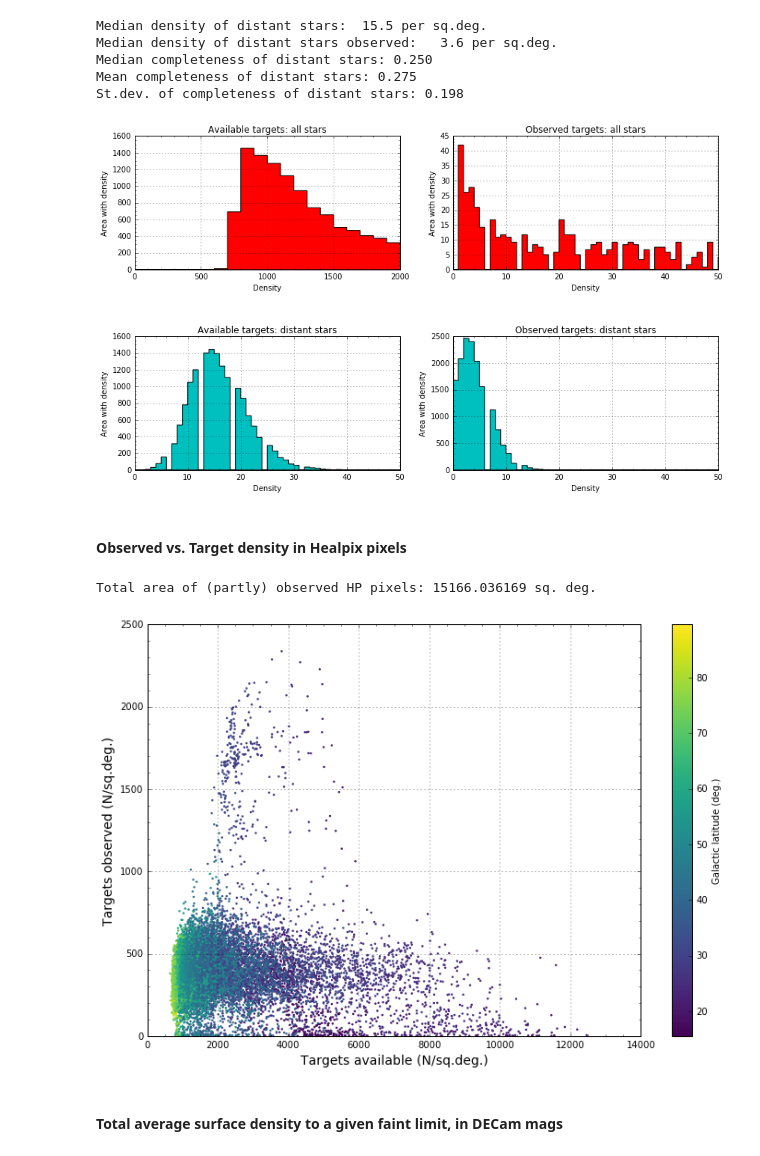
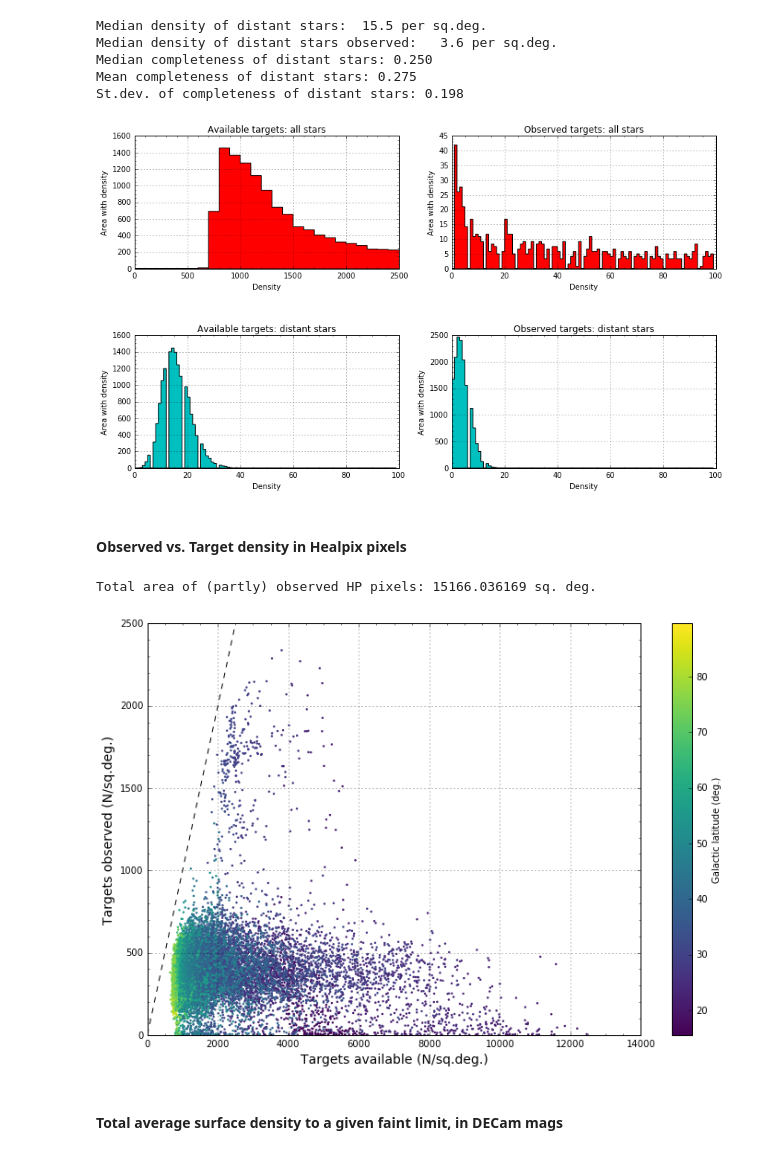
Before and after one commit to apcooper/bright_analysis_doc, a Jupyter notebook: nb/12apr2017_full.ipynb, the cells around one changed output. Cells and saved outputs as stored; diff of their text form; code cells hidden in the pictures.

```diff
--- a/nb/12apr2017_full.ipynb
+++ b/nb/12apr2017_full.ipynb
@@ -513,7 +513,7 @@ pl.hist(ipix_count_total[s]/pixarea,bins=bins_all,
         weights=np.ones_like(ipix_count_total[s])*pixarea,
         histtype='stepfilled',color='r');
 pl.xlabel('Density')
-pl.xlim(0,2000)
+pl.xlim(0,2500)
 pl.ylabel('Area with density')
 pl.title('Available targets: all stars')
 pl.minorticks_on()
@@ -524,37 +524,37 @@ pl.hist(ipix_count_obs[s]/pixarea,bins=bins,
         weights=np.ones_like(ipix_count_total[s])*pixarea,
         histtype='stepfilled',color='r');
 pl.xlabel('Density')
-pl.xlim(0,50)
+pl.xlim(0,100)
 pl.ylabel('Area with density')
 pl.title('Observed targets: all stars')
 pl.minorticks_on()
 pl.grid()
 
 ax = pl.subplot(223)
 pl.hist(ipix_count_d_total[s_d]/pixarea,bins=bins,
         weights=np.ones_like(ipix_count_d_total[s_d])*pixarea,
         histtype='stepfilled',color='c');
-pl.xlim(0,50)
+pl.xlim(0,100)
 pl.xlabel('Density')
 pl.ylabel('Area with density')
 pl.title('Available targets: distant stars')
 pl.minorticks_on()
 pl.grid()
 
 ax = pl.subplot(224)
 pl.hist(ipix_count_d_obs[s_d]/pixarea,bins=bins,
         weights=np.ones_like(ipix_count_d_total[s_d])*pixarea,
         histtype='stepfilled',color='c');
-pl.xlim(0,50)
+pl.xlim(0,100)
 pl.xlabel('Density')
 pl.ylabel('Area with density')
 pl.title('Observed targets: distant stars')
 pl.minorticks_on()
 pl.grid()
 
 pl.subplots_adjust(hspace=0.5)
 # %% [output]
-[figure, old version]
+[figure, new version]
 # %% [markdown]
 #### Observed vs. Target density in Healpix pixels
 # %%
@@ -575,9 +575,12 @@ pl.xlabel('Targets available (N/sq.deg.)',fontsize=14)
 ax = pl.gca()
 pl.minorticks_on()
 pl.grid()
+pl.xlim(0,14000)
+pl.ylim(0,2500)
+pl.plot([0,2500],[0,2500],c='k',ls='--');
 # %% [output]
 Total area of (partly) observed HP pixels: 15166.036169 sq. deg.
-[figure, old version]
+[figure, new version]
 # %% [markdown]
 #### Total average surface density to a given faint limit, in DECam mags
 # %%
```
Also changed, not shown: parts of 2 cells of this notebook, 2 other files.
